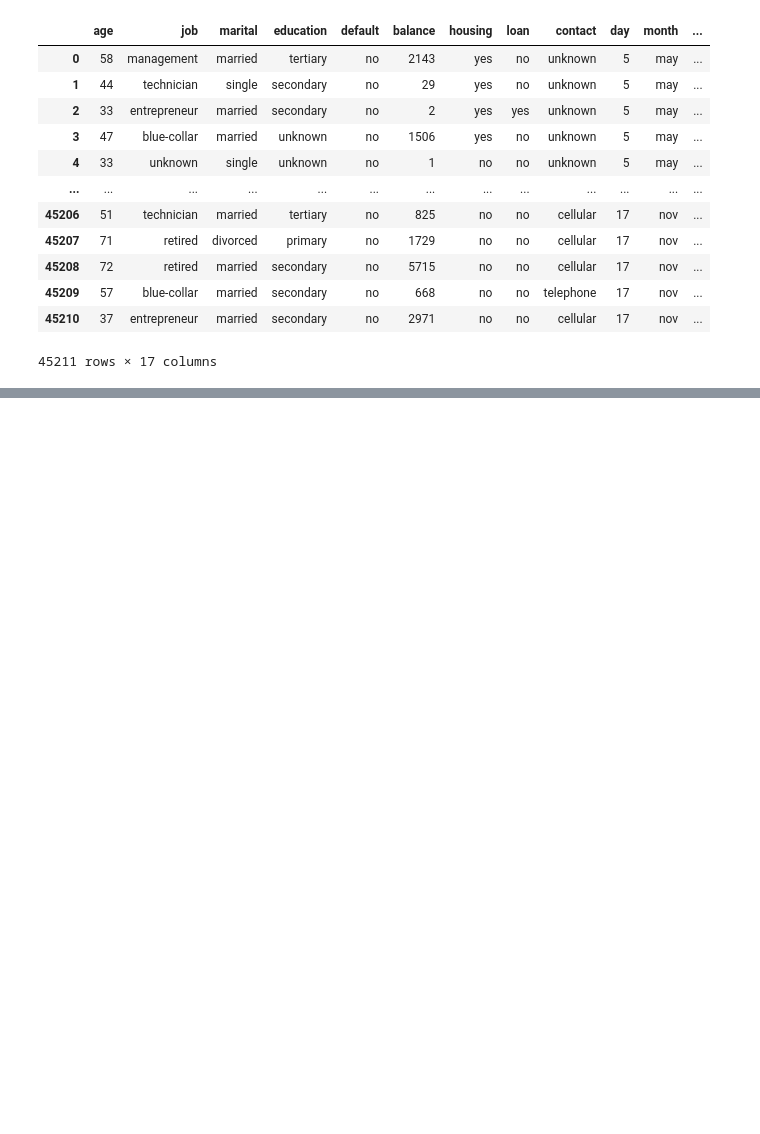
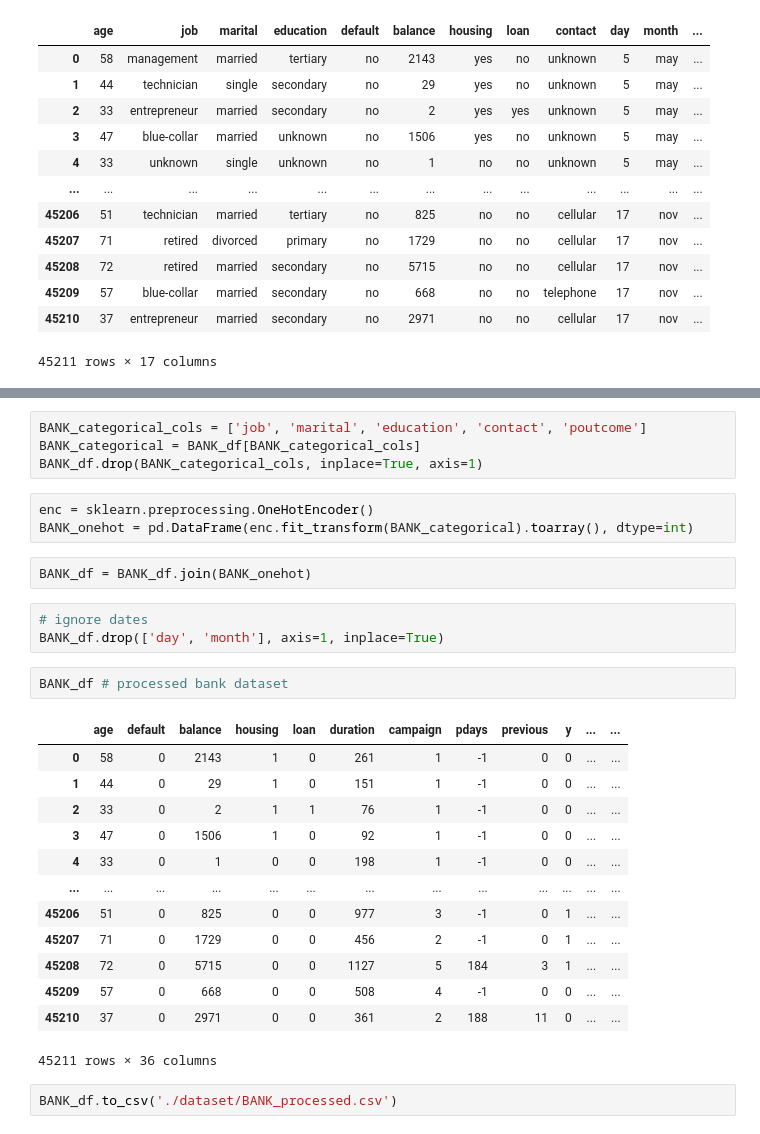
Before and after one commit to liuhanshu2000/COGS118AFinal, a Jupyter notebook: Final.ipynb, the cells around one changed output, grey strips where cells are left out. Drawn from its saved outputs; the diff is of its cells as text; blank space fills up the shorter version.

Commit message:
preprocess completed, added gridsearch

```diff
--- a/Final.ipynb
+++ b/Final.ipynb
@@ -165,0 +189,30 @@ BANK_df
+# %%
+BANK_categorical_cols = ['job', 'marital', 'education', 'contact', 'poutcome']
+BANK_categorical = BANK_df[BANK_categorical_cols]
+BANK_df.drop(BANK_categorical_cols, inplace=True, axis=1)
+# %%
+enc = sklearn.preprocessing.OneHotEncoder()
+BANK_onehot = pd.DataFrame(enc.fit_transform(BANK_categorical).toarray(), dtype=int)
+# %%
+BANK_df = BANK_df.join(BANK_onehot)
+# %%
+# ignore dates
+BANK_df.drop(['day', 'month'], axis=1, inplace=True)
+# %%
+BANK_df # processed bank dataset
+# %% [output]
+|  | age | default | balance | housing | loan | duration | campaign | pdays | previous | y | ... | ... |
+| 0 | 58 | 0 | 2143 | 1 | 0 | 261 | 1 | -1 | 0 | 0 | ... | ... |
+| 1 | 44 | 0 | 29 | 1 | 0 | 151 | 1 | -1 | 0 | 0 | ... | ... |
+| 2 | 33 | 0 | 2 | 1 | 1 | 76 | 1 | -1 | 0 | 0 | ... | ... |
+| 3 | 47 | 0 | 1506 | 1 | 0 | 92 | 1 | -1 | 0 | 0 | ... | ... |
+| 4 | 33 | 0 | 1 | 0 | 0 | 198 | 1 | -1 | 0 | 0 | ... | ... |
+| ... | ... | ... | ... | ... | ... | ... | ... | ... | ... | ... | ... | ... |
+| 45206 | 51 | 0 | 825 | 0 | 0 | 977 | 3 | -1 | 0 | 1 | ... | ... |
+| 45207 | 71 | 0 | 1729 | 0 | 0 | 456 | 2 | -1 | 0 | 1 | ... | ... |
+| 45208 | 72 | 0 | 5715 | 0 | 0 | 1127 | 5 | 184 | 3 | 1 | ... | ... |
+| 45209 | 57 | 0 | 668 | 0 | 0 | 508 | 4 | -1 | 0 | 0 | ... | ... |
+| 45210 | 37 | 0 | 2971 | 0 | 0 | 361 | 2 | 188 | 11 | 0 | ... | ... |
+45211 rows × 36 columns
+# %%
+BANK_df.to_csv('./dataset/BANK_processed.csv')
```
Also changed, not shown: parts of 26 cells of this notebook, 4 other files.
